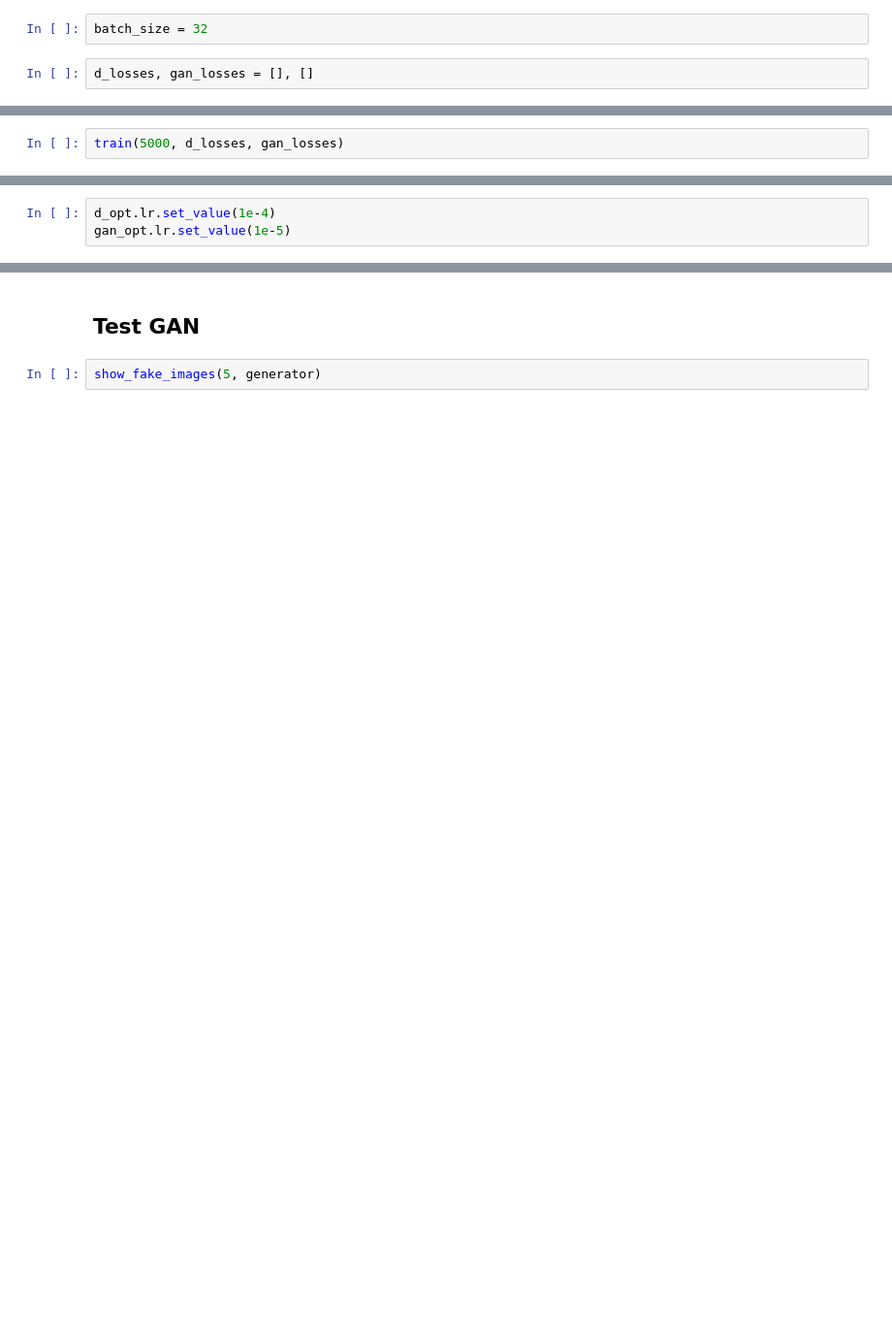
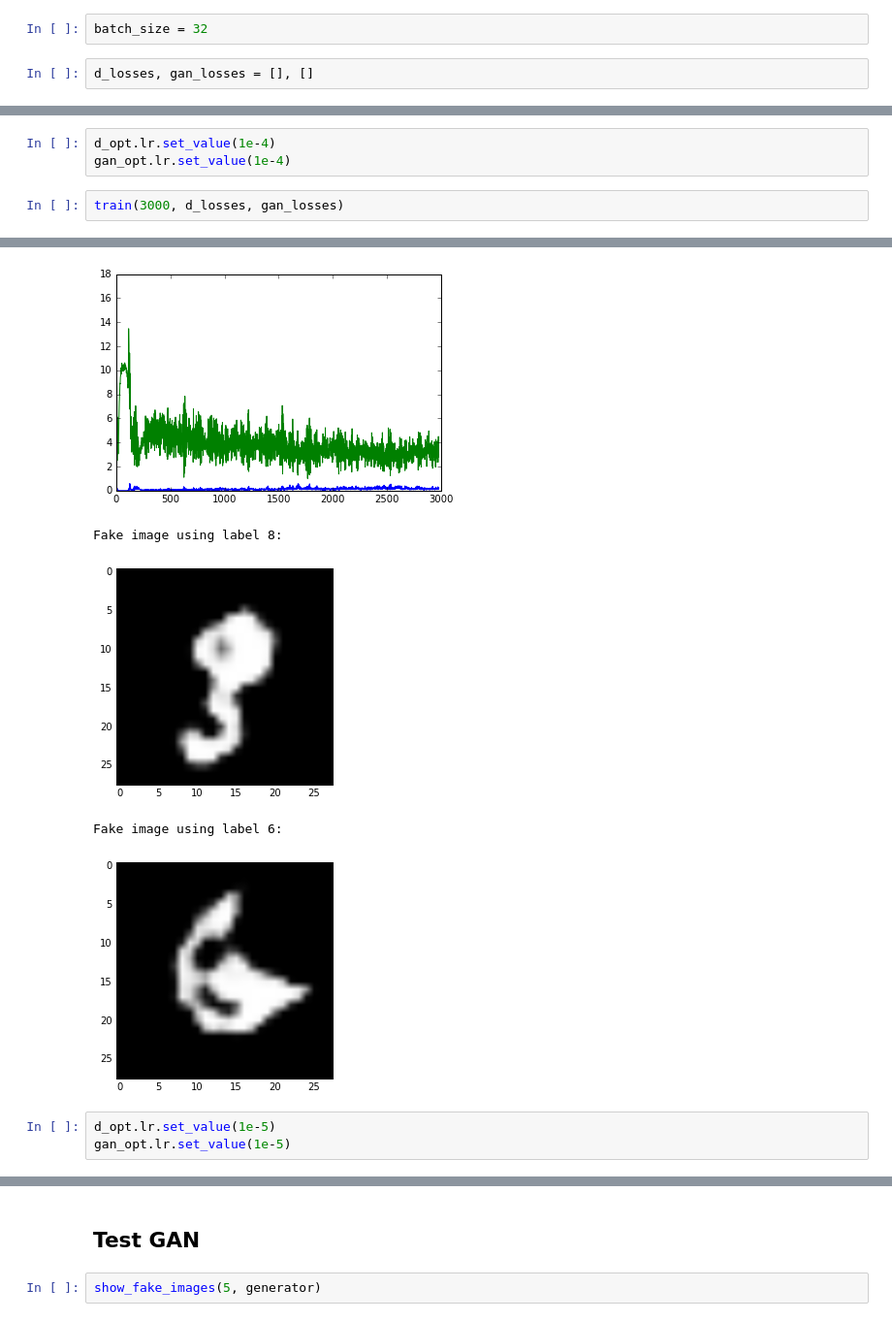
Before and after one commit to angadgill/conditional_cnn_gan, a Jupyter notebook: Class_Conditional_CNN_GAN.ipynb, the cells around one changed output, grey strips where cells are left out. Shown at 97% size. Drawn from its saved outputs; the diff is of its cells as text; blank space fills up the shorter version.

```diff
--- a/Class_Conditional_CNN_GAN.ipynb
+++ b/Class_Conditional_CNN_GAN.ipynb
@@ -313,5 +274,9 @@ def train(nb_epoch=5000, d_losses, gan_losses):
 
             # Sample fake image
             show_fake_images(2, generator)
+# %%
+d_opt.lr.set_value(1e-4)
+gan_opt.lr.set_value(1e-4)
 # %%
-train(5000, d_losses, gan_losses)
+train(3000, d_losses, gan_losses)
+# %% [output]
@@ -318,4 +287,9 @@ train(5000, d_losses, gan_losses)
+[figure, added]
+Fake image using label 8:
+[figure, added]
+Fake image using label 6:
+[figure, added]
 # %%
-d_opt.lr.set_value(1e-4)
+d_opt.lr.set_value(1e-5)
 gan_opt.lr.set_value(1e-5)
 # %%
```
Also changed, not shown: parts of 28 cells of this notebook.
